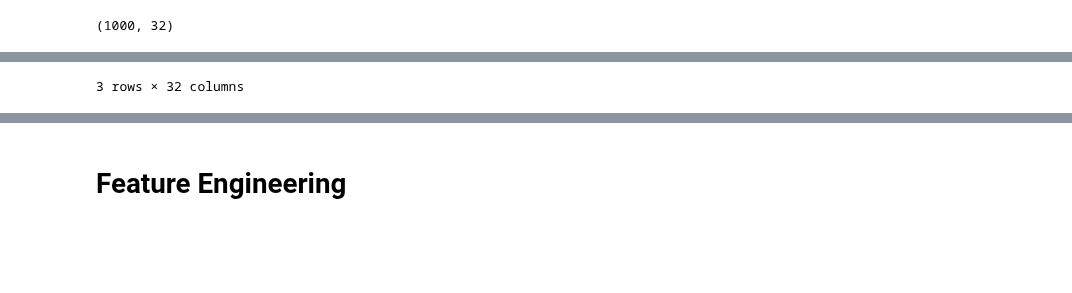
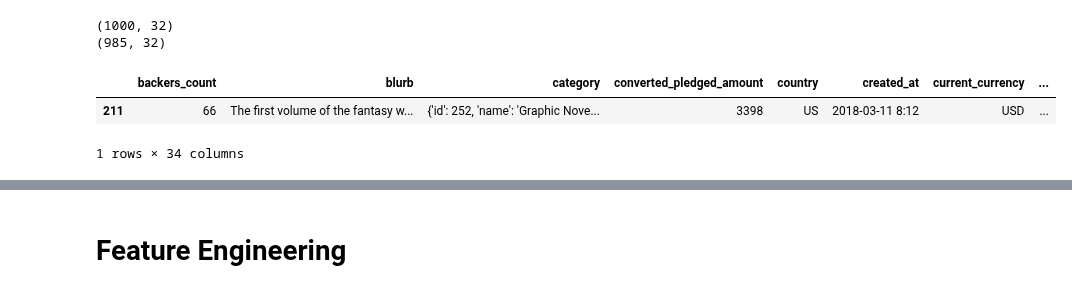
Before and after one commit to chuabern/BT4222_GrpProject, a Jupyter notebook: Random_Forest.ipynb, the cells around one changed output, grey strips where cells are left out. Drawn from its saved outputs; the diff is of its cells as text; code cells hidden in the pictures; blank space fills up the shorter version.

```diff
--- a/Random_Forest.ipynb
+++ b/Random_Forest.ipynb
@@ -9,18 +9,47 @@ from sklearn import tree, model_selection, metrics
 from sklearn.preprocessing import LabelEncoder
 from sklearn.metrics import confusion_matrix, accuracy_score, mean_squared_error
 from sklearn.preprocessing import OneHotEncoder
+# %%
+df = pd.read_csv("./Output/Combined_dataset.csv")
+df = df.drop('Unnamed: 0', axis=1)
+print(df.shape)
+
+# Drop duplicates
+df = df.drop_duplicates('id', keep ='first')
+print(df.shape)
+# %% [output]
+(1000, 32)
+(985, 32)
 # %%
-path = './Output/Combined_dataset.csv'
-df = pd.read_csv(path)
-df = df.drop('Unnamed: 0', axis=1)
-print(df.shape)
-
+# Convert numeric cols to int/floats
 df['duration'] = pd.to_numeric(pd.to_timedelta(df['duration']).dt.days, downcast='integer')
 df['num_faq'] = df['num_faq'].astype(int)
 df['n_comments'] = df['n_comments'].str.replace(',', '').astype(float)
 
 #clean up comments
 df['comments'] = df['comments'].apply(lambda x: x.replace('Only backers can post comments. Log in\n',""))
-df.sample(3)
+
+# Convert rows from str to dict
+def string_to_dict(dict_string):
+    # Convert to proper json format
+    dict_string = dict_string.replace("'", "'").replace('u"', '"')
+    return json.loads(dict_string)
+
+df.category = df.category.apply(string_to_dict)
+
+# Get category values from dictionary
+df['parent_category'] = [d.get('parent_name') for d in df.category]
+df['category_name'] = [d.get('name') for d in df.category]
+df["parent_category"].fillna("No Parent Category", inplace = True)
+#df['country_parentCategory'] = df['country'] * df['parent_category']
+
+# Fill na for text cols
+df["story"].fillna(" ", inplace = True)
+
+df.state = df.state.astype('category').cat.codes
+
+df.sample(1)
 # %% [output]
+|  | backers_count | blurb | category | converted_pledged_amount | country | created_at | current_currency | ... |
+| 211 | 66 | The first volume of the fantasy w... | {'id': 252, 'name': 'Graphic Nove... | 3398 | US | 2018-03-11 8:12 | USD | ... |
-(1000, 32)
+1 rows × 34 columns
@@ -31,4 +56,3 @@ df.sample(3)
-3 rows × 32 columns
 # %%
 # only keep english projects
 from langdetect import detect
```
Also changed, not shown: parts of 14 cells of this notebook.
